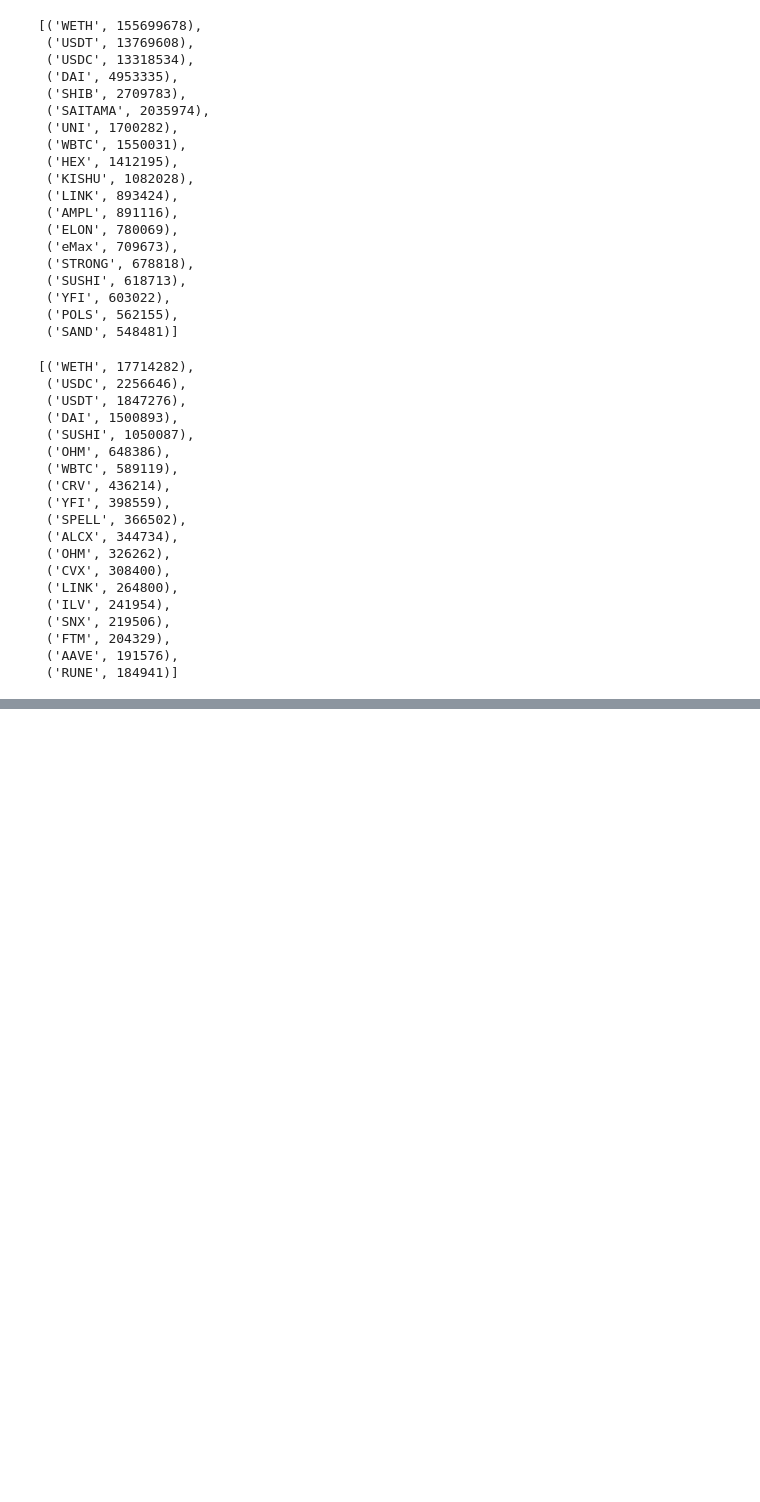
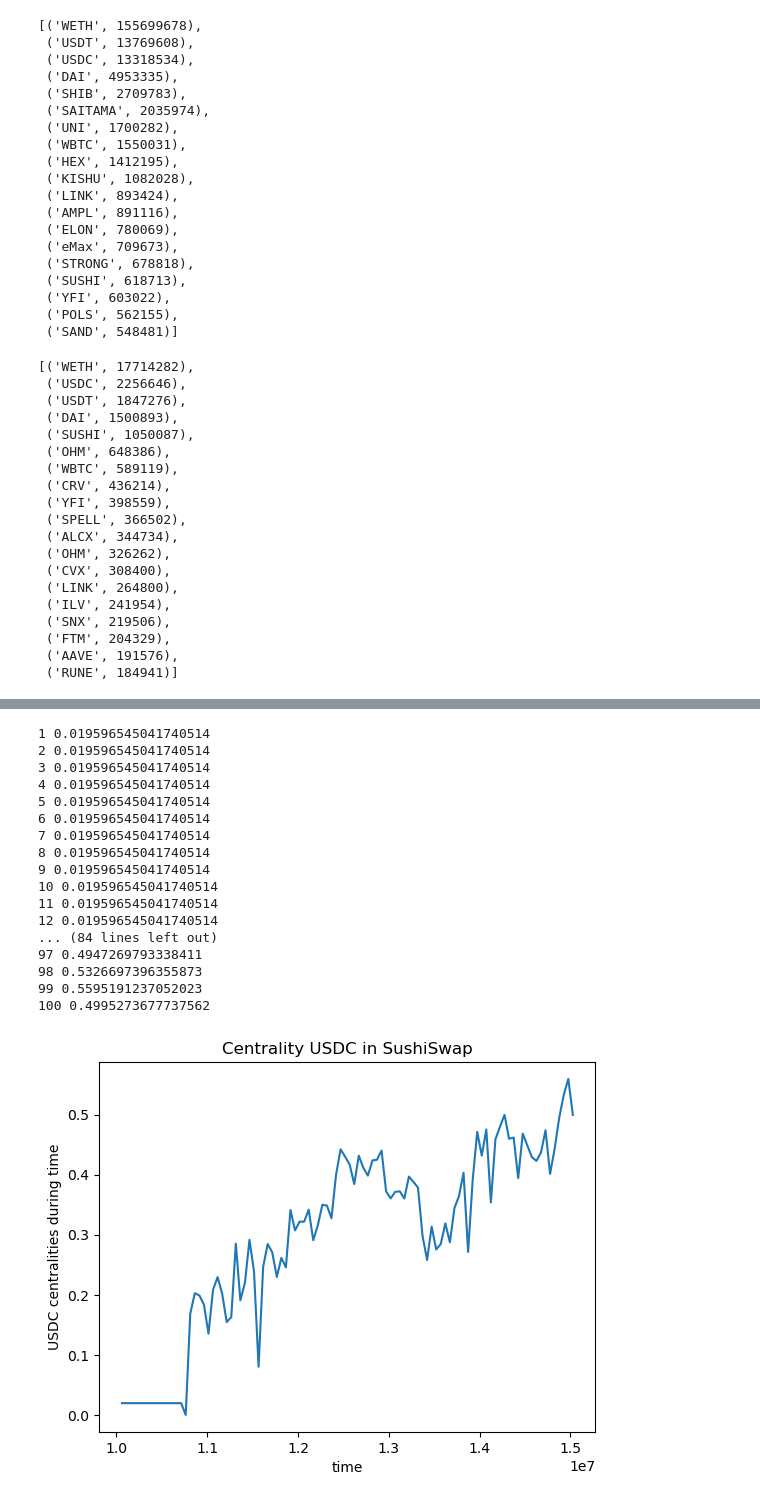
Before and after one commit to Arysoltani/Dex-Transactions-Graph, a Jupyter notebook: Without-Weight-and-Weighted-Graph/Weighted-Graph.ipynb, the cells around one changed output, grey strips where cells are left out. Cells and saved outputs as stored; diff of their text form; code cells hidden in the pictures; blank space fills up the shorter version.

```diff
--- a/Without-Weight-and-Weighted-Graph/Weighted-Graph.ipynb
+++ b/Without-Weight-and-Weighted-Graph/Weighted-Graph.ipynb
@@ -378,0 +496,21 @@ sushi_graph.get_top_ranks(degree_list, 20)
+# %%
+sushi_multi_graph.draw_centralities("0xa0b86991c6218b36c1d19d4a2e9eb0ce3606eb48")
+# %% [output]
+1 0.019596545041740514
+2 0.019596545041740514
+3 0.019596545041740514
+4 0.019596545041740514
+5 0.019596545041740514
+6 0.019596545041740514
+7 0.019596545041740514
+8 0.019596545041740514
+9 0.019596545041740514
+10 0.019596545041740514
+11 0.019596545041740514
+12 0.019596545041740514
+... (84 lines left out)
+97 0.4947269793338411
+98 0.5326697396355873
+99 0.5595191237052023
+100 0.4995273677737562
+[figure, added]
```
Also changed, not shown: parts of 29 cells of this notebook, 8 other files.
